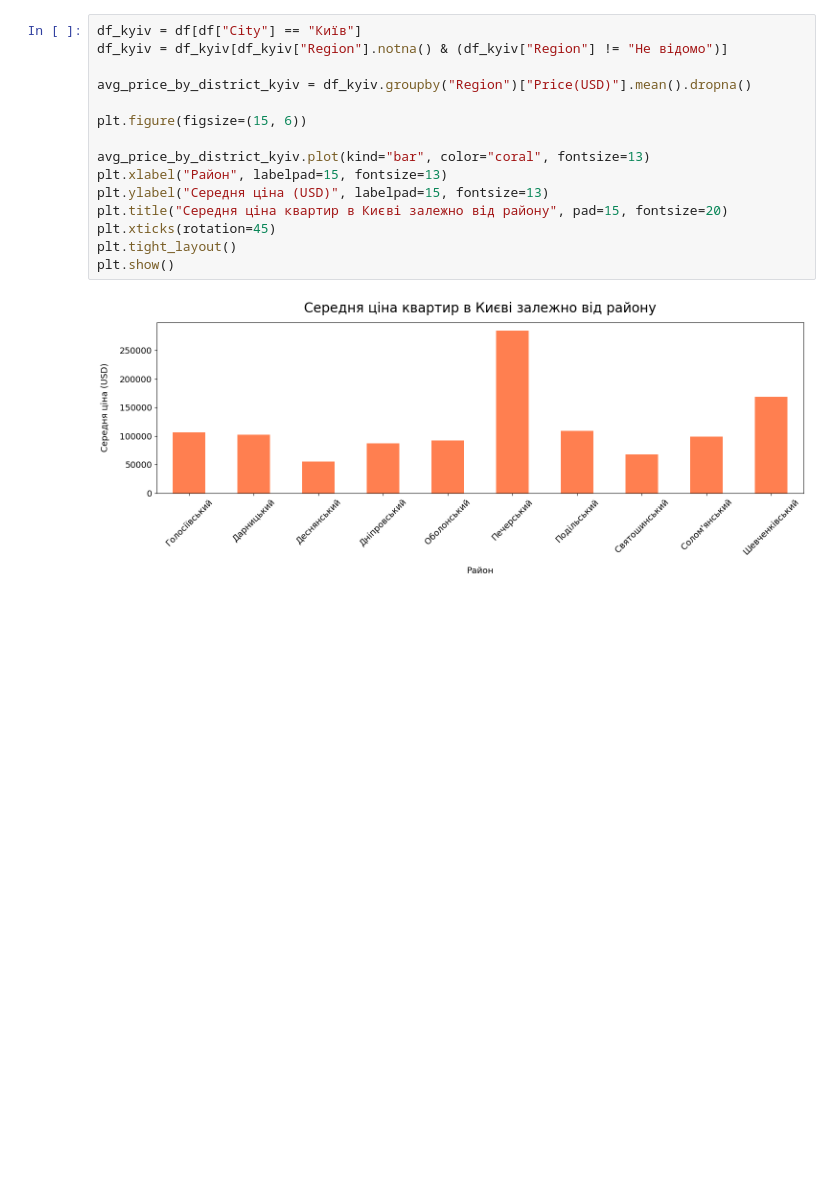
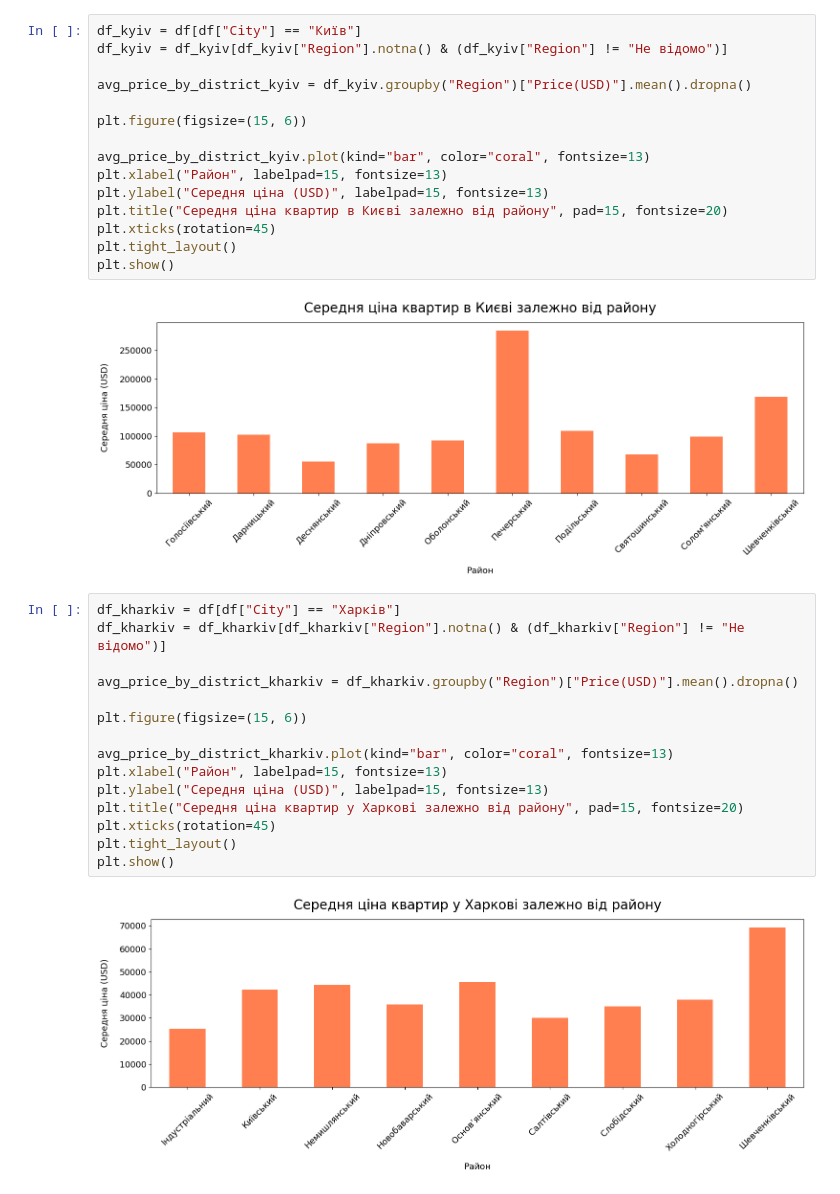
Before and after one commit to Ihor-MA/flats-data-analytics, a Jupyter notebook: visualization.ipynb, the cells around one changed output. Saved outputs shown, nothing was run; the diff lists cells and outputs as text; blank space fills up the shorter version.

Commit message:
Created graphic 'Середня цiна квартир у Харковi залежно вiд району'

```diff
--- a/visualization.ipynb
+++ b/visualization.ipynb
@@ -42,3 +42,20 @@ plt.tight_layout()
 plt.show()
 # %% [output]
 [figure]
+# %%
+df_kharkiv = df[df["City"] == "Харків"]
+df_kharkiv = df_kharkiv[df_kharkiv["Region"].notna() & (df_kharkiv["Region"] != "Не відомо")]
+
+avg_price_by_district_kharkiv = df_kharkiv.groupby("Region")["Price(USD)"].mean().dropna()
+
+plt.figure(figsize=(15, 6))
+
+avg_price_by_district_kharkiv.plot(kind="bar", color="coral", fontsize=13)
+plt.xlabel("Район", labelpad=15, fontsize=13)
+plt.ylabel("Середня ціна (USD)", labelpad=15, fontsize=13)
+plt.title("Середня ціна квартир у Харкові залежно від району", pad=15, fontsize=20)
+plt.xticks(rotation=45)
+plt.tight_layout()
+plt.show()
+# %% [output]
+[figure, added]
```
